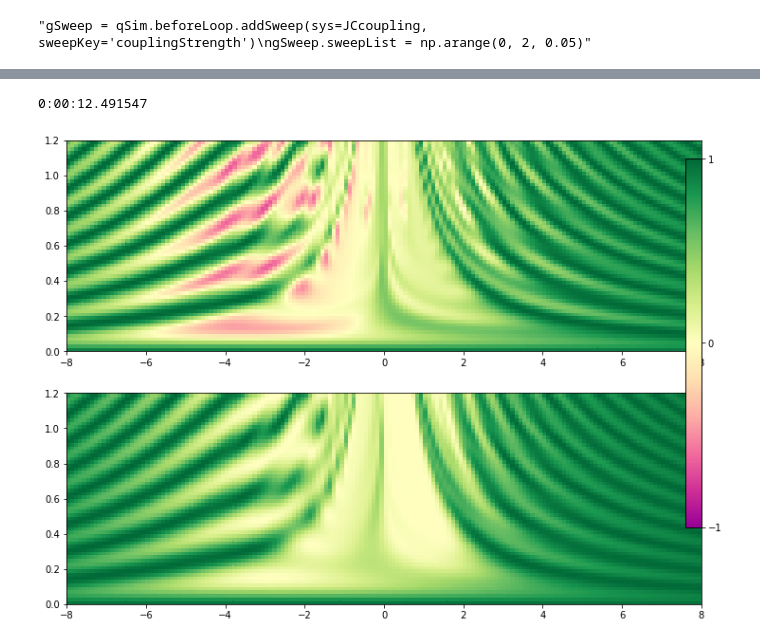
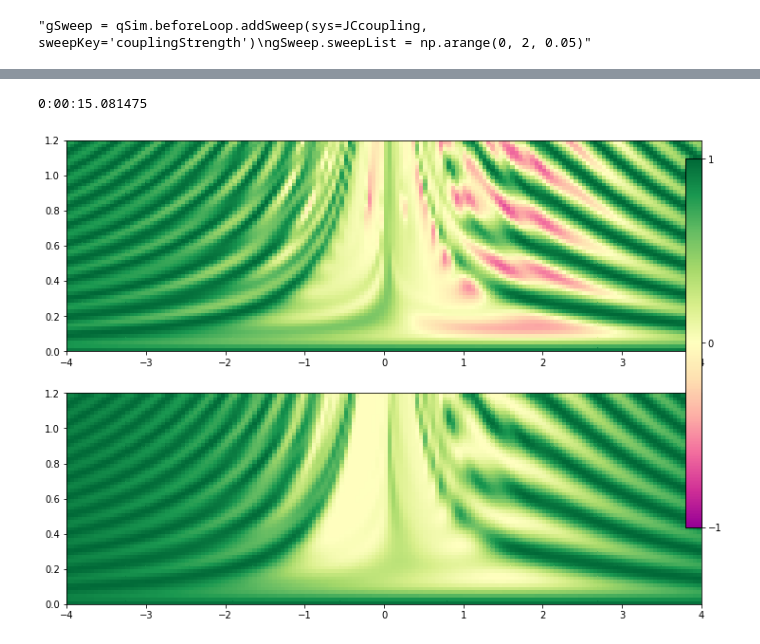
Before and after one commit to CirQuS-UTS/QuanGuru, a Jupyter notebook: Demos/NewObjectDemo.ipynb, the cells around one changed output, grey strips where cells are left out. Saved outputs shown, nothing was run; the diff lists cells and outputs as text; code cells hidden in the pictures.

```diff
--- a/Demos/NewObjectDemo.ipynb
+++ b/Demos/NewObjectDemo.ipynb
@@ -128,14 +139,16 @@ JCSys.reset(to='JC')
 
 nw = datetime.datetime.now()
 
-results = qSim.run(p=True, coreCount='all')
+results = qSim.run()
 
 en = datetime.datetime.now()
 print(en-nw)
-plotRes(cavFreqSweep2.sweepList)
 # %% [output]
-0:00:12.491547
+0:00:15.081475
-[figure, removed]
+# %%
+plotRes(cavFreqSweep.sweepList)
+# %% [output]
+[figure, added]
 # %%
 JCSys.reset(to='JC')
 
```
Also changed, not shown: parts of 18 cells of this notebook, 5 other files.
